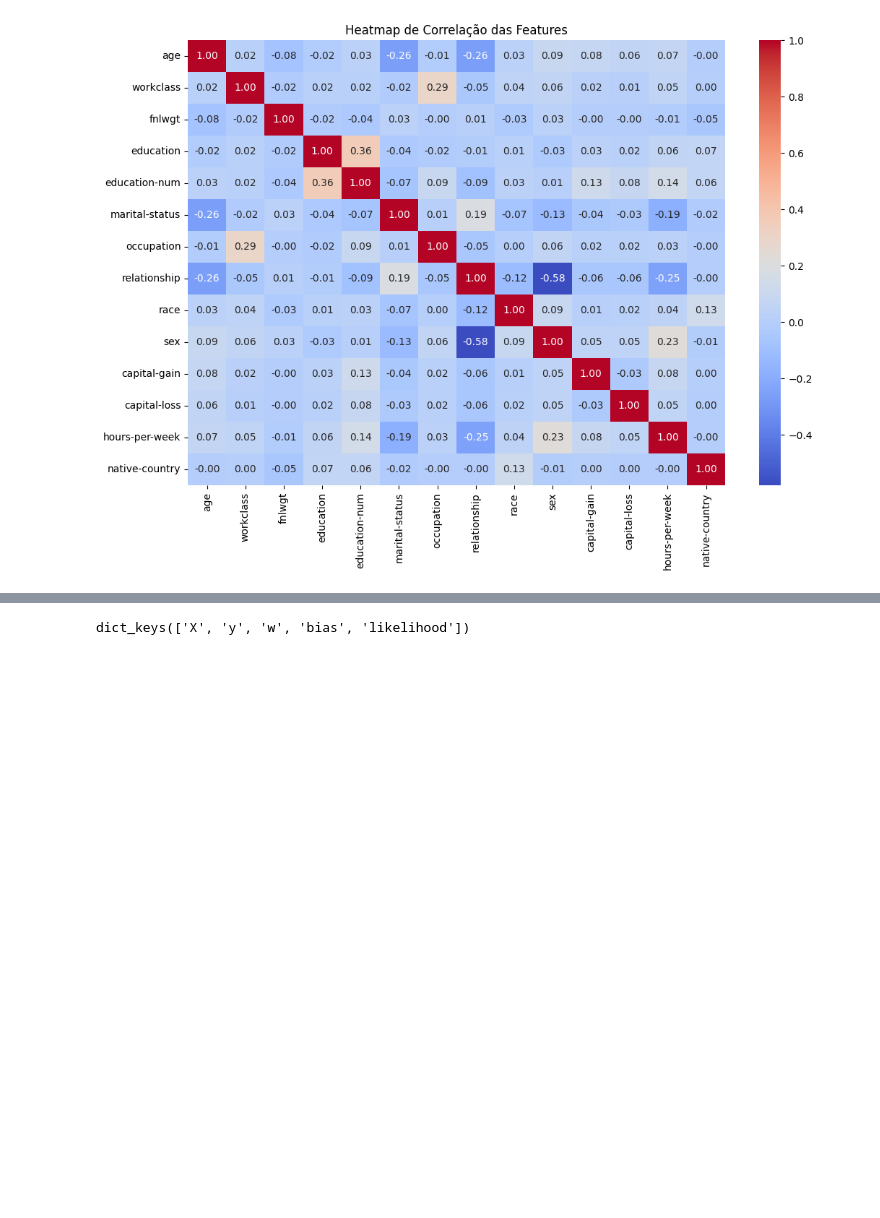
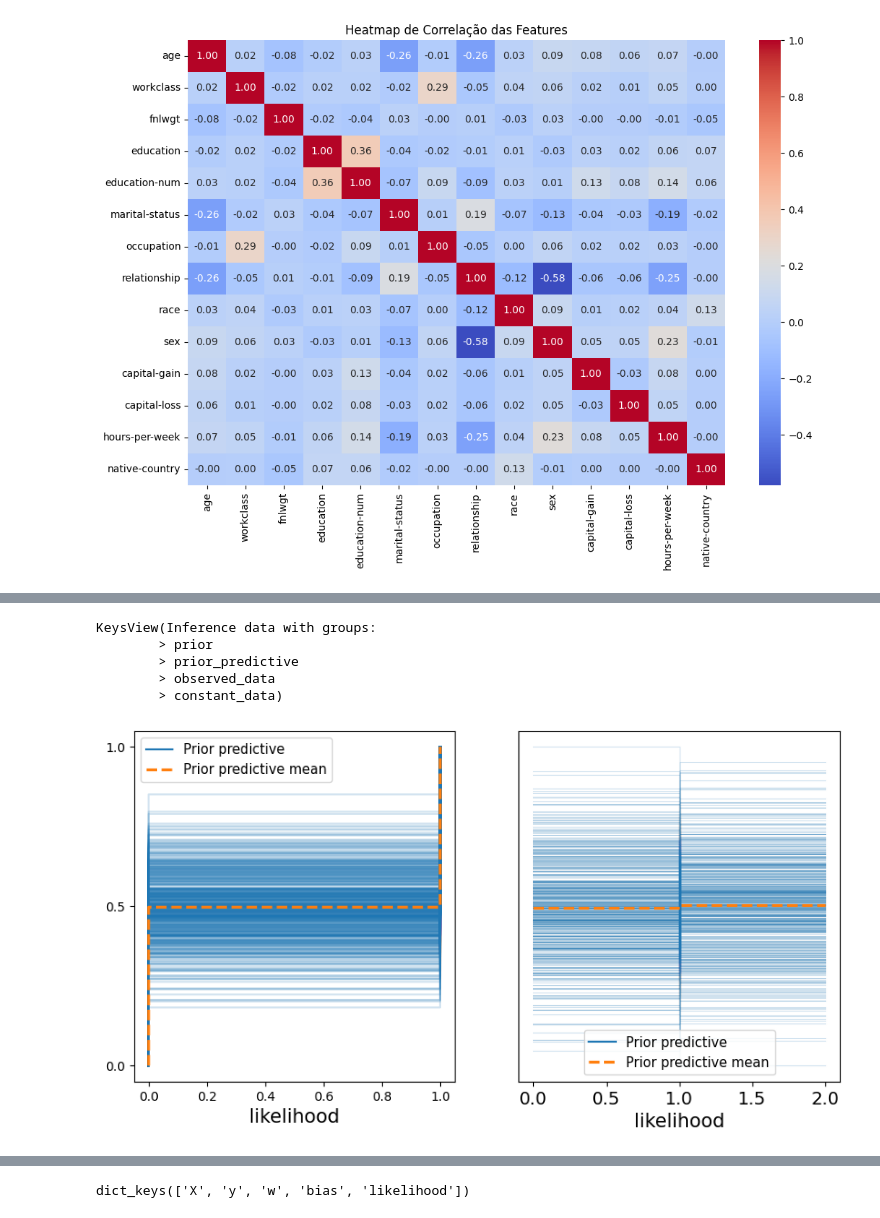
Before and after one commit to AnabelleSouza/CRUD_PDO-CONTEINER, a Jupyter notebook: census_income_1.ipynb, the cells around one changed output, grey strips where cells are left out. Saved outputs shown, nothing was run; the diff lists cells and outputs as text; code cells hidden in the pictures; blank space fills up the shorter version.

```diff
--- a/census_income_1.ipynb
+++ b/census_income_1.ipynb
@@ -259,3 +286,30 @@ plt.show()
+# %%
+import pymc as pm
+import arviz as az
+import matplotlib.pyplot as plt
+
+# Amostrar da prior preditiva corretamente
+with censusIncome_model:
+    trace_prior_predictive = pm.sample_prior_predictive()
+
+# Verificar o conteúdo de trace_prior_predictive
+print(trace_prior_predictive.keys())
+
+# Criar os gráficos da prior preditiva manualmente
+fig, axes = plt.subplots(1, 2, figsize=(10, 5))
+
+# Usar os dados diretamente para plotar (ajustar as chaves conforme necessário)
+az.plot_ppc(az.convert_to_inference_data(trace_prior_predictive), group='prior', kind='cumulative', ax=axes[0])
+az.plot_ppc(az.convert_to_inference_data(trace_prior_predictive), group='prior', ax=axes[1])
+
+plt.show()
+# %% [output]
+KeysView(Inference data with groups:
+        > prior
+        > prior_predictive
+        > observed_data
+        > constant_data)
+[figure, added]
 # %%
 
 with censusIncome_model:
```
Also changed, not shown: parts of 8 cells of this notebook.
